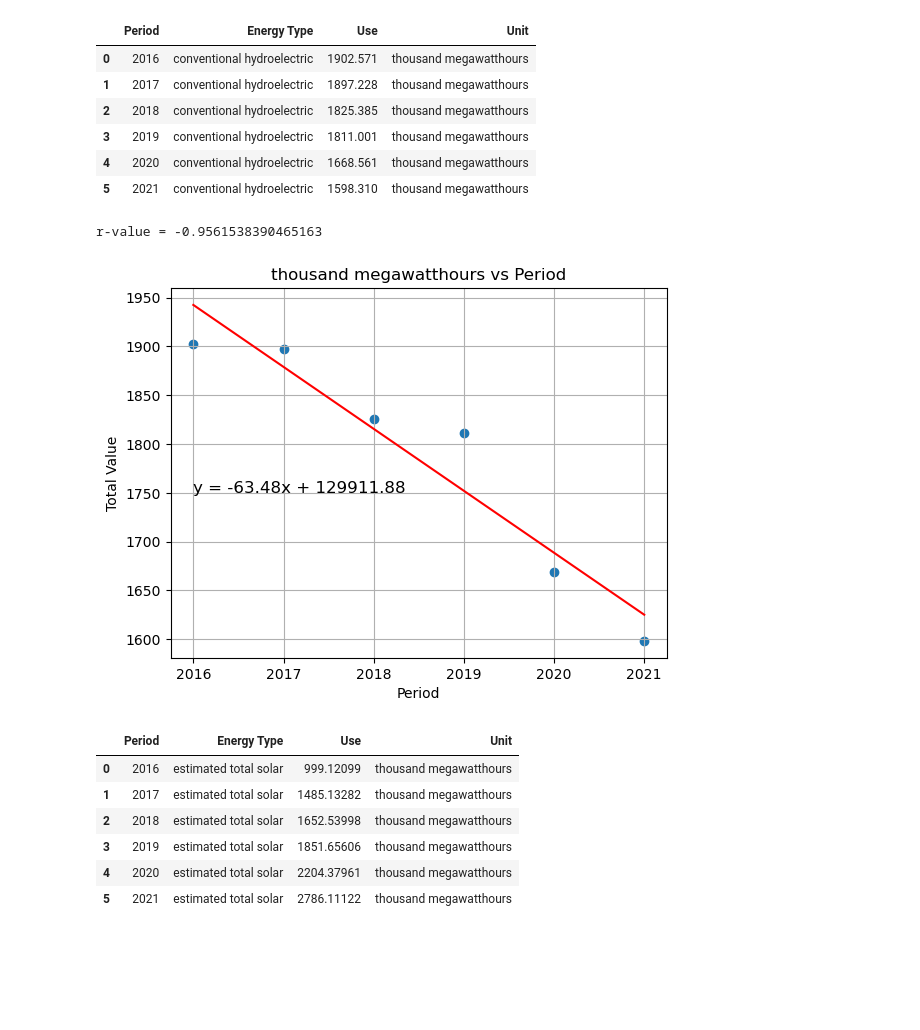
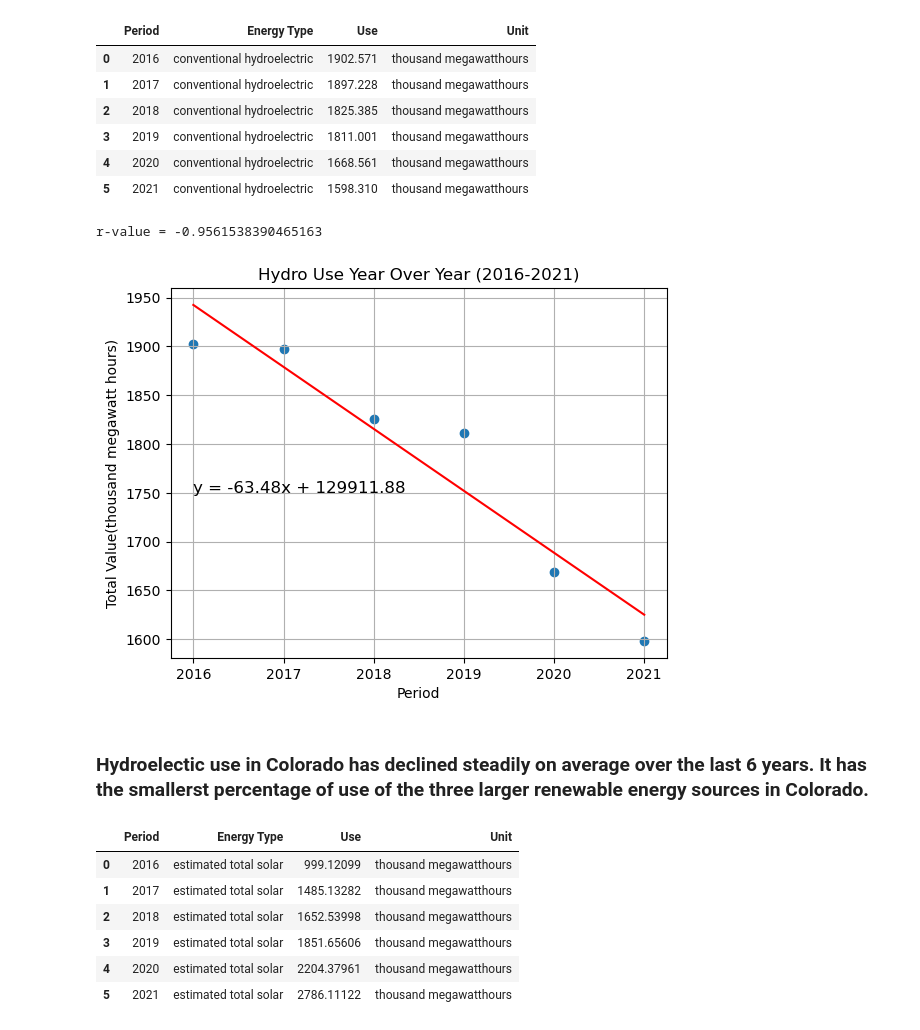
Before and after one commit to Zmart-22/Group-Project-1, a Jupyter notebook: pynergyII.ipynb, the cells around one changed output. Cells and saved outputs as stored; diff of their text form; code cells hidden in the pictures; blank space fills up the shorter version.

```diff
--- a/pynergyII.ipynb
+++ b/pynergyII.ipynb
@@ -107,26 +106,27 @@ hydro_df
 | 4 | 2020 | conventional hydroelectric | 1668.561 | thousand megawatthours |
 | 5 | 2021 | conventional hydroelectric | 1598.310 | thousand megawatthours |
 # %%
-# plot
 # Create a scatter plot with Period on the x-axis and Total Value on the y-axis
 plt.scatter(x='Period', y='Use', data=hydro_df)
 
 plt.xlabel('Period')
-plt.ylabel('Total Value')
-plt.title('thousand megawatthours vs Period')
+plt.ylabel('Total Value(thousand megawatt hours)')
+plt.title('Hydro Use Year Over Year (2016-2021)')
 
 m, b, r, _, _ = linregress(hydro_df['Period'], hydro_df['Use'])
 plt.plot(hydro_df['Period'], m*hydro_df['Period'] + b, color='red')
 plt.text(2016, 1750, f'y = {m:.2f}x + {b:.2f}', fontsize=12)
 
 
 print(f'r-value = {r}')
 
 plt.grid()
 plt.show()
 # %% [output]
 r-value = -0.9561538390465163
-[figure, old version]
+[figure, new version]
+# %% [markdown]
+### Hydroelectic use in Colorado has declined steadily on average over the last 6 years. It has the smallerst percentage of use of the three larger renewable energy sources in Colorado.
 # %%
 solar_df = pd.DataFrame(pd.read_csv('CSV/Solar.csv'))
 solar_df
```
Also changed, not shown: parts of 13 cells of this notebook.
